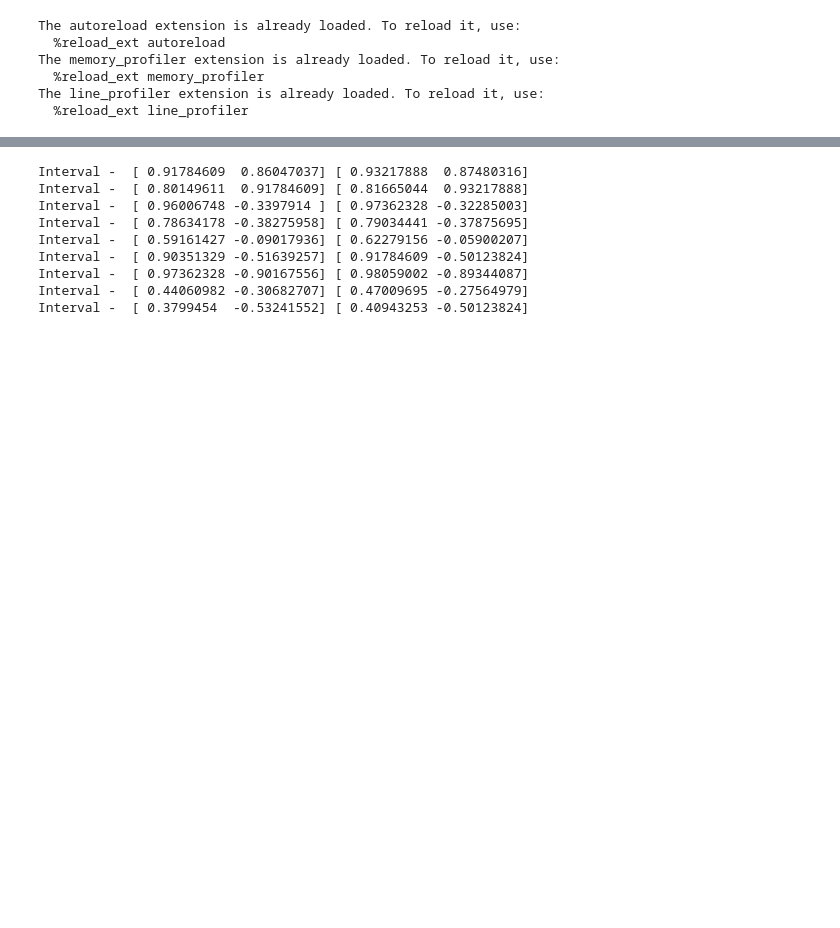
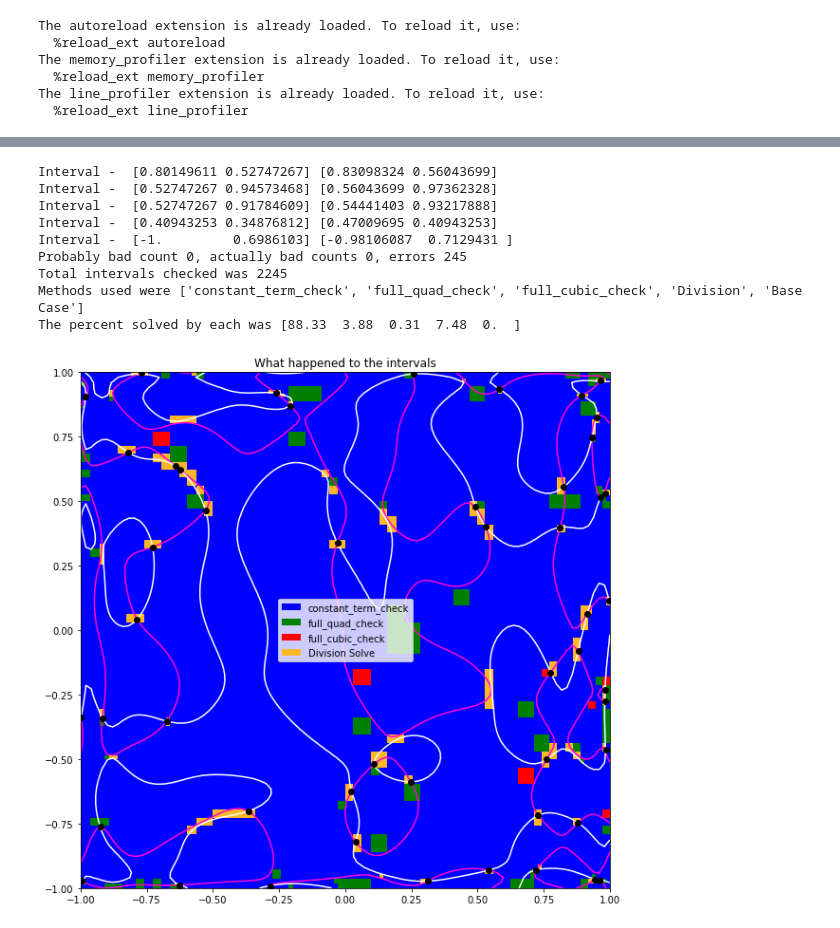
Before and after one commit to tylerjarvis/RootFinding, a Jupyter notebook: TestStuff.ipynb, the cells around one changed output, grey strips where cells are left out. Saved outputs shown, nothing was run; the diff lists cells and outputs as text; code cells hidden in the pictures; blank space fills up the shorter version.

```diff
--- a/TestStuff.ipynb
+++ b/TestStuff.ipynb
@@ -306,5 +502,5 @@ def play_song():
 # %%
-deg = 30
+deg = 15
 dim = 2
 power = False
 polys = polyList(deg,dim,power,triangular=True)
@@ -318,14 +514,16 @@ Wall time: 4.29 s
 # %%
 a = np.array([-1.]*dim)
 b = np.array([1.]*dim)
-%time zeros2 = solve(polys, a, b, interval_data=True, plot_intervals=False, contours=True, show_zeros=True)
+%time zeros2 = solve(polys, a, b, interval_data=True, plot_intervals=True,\
+                     contours=True, show_zeros=True, polish = False)
 # %% [output]
-Interval -  [ 0.91784609  0.86047037] [ 0.93217888  0.87480316]
-Interval -  [ 0.80149611  0.91784609] [ 0.81665044  0.93217888]
-Interval -  [ 0.96006748 -0.3397914 ] [ 0.97362328 -0.32285003]
-Interval -  [ 0.78634178 -0.38275958] [ 0.79034441 -0.37875695]
-Interval -  [ 0.59161427 -0.09017936] [ 0.62279156 -0.05900207]
-Interval -  [ 0.90351329 -0.51639257] [ 0.91784609 -0.50123824]
-Interval -  [ 0.97362328 -0.90167556] [ 0.98059002 -0.89344087]
-Interval -  [ 0.44060982 -0.30682707] [ 0.47009695 -0.27564979]
-Interval -  [ 0.3799454  -0.53241552] [ 0.40943253 -0.50123824]
+Interval -  [0.80149611 0.52747267] [0.83098324 0.56043699]
+Interval -  [0.52747267 0.94573468] [0.56043699 0.97362328]
+Interval -  [0.52747267 0.91784609] [0.54441403 0.93217888]
+Interval -  [0.40943253 0.34876812] [0.47009695 0.40943253]
+Interval -  [-1.         0.6986103] [-0.98106087  0.7129431 ]
+Probably bad count 0, actually bad counts 0, errors 245
+Total intervals checked was 2245
+Methods used were ['constant_term_check', 'full_quad_check', 'full_cubic_check', 'Division', 'Base Case']
+The percent solved by each was [88.33  3.88  0.31  7.48  0.  ]
+[figure, added]
```
Also changed, not shown: parts of 103 cells of this notebook, 4 other files.
